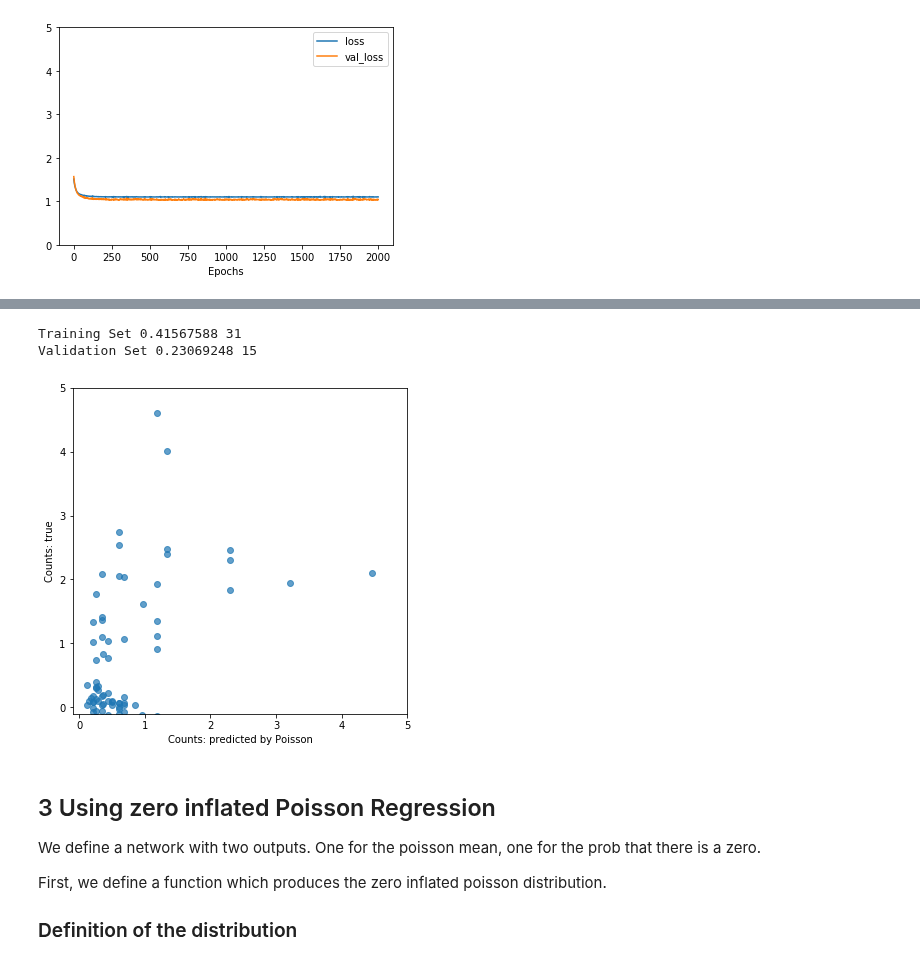
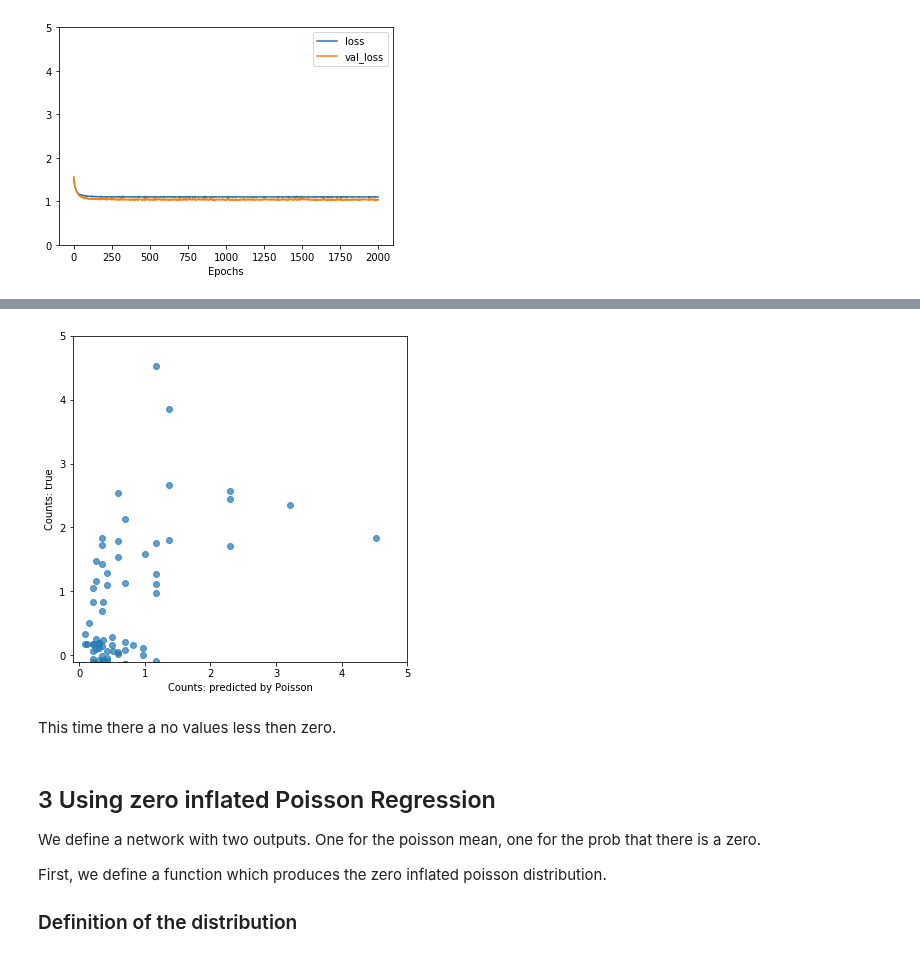
Before and after one commit to tensorchiefs/dl_book, a Jupyter notebook: chapter_05/nb_ch05_creg.ipynb, the cells around one changed output, grey strips where cells are left out. Cells and saved outputs as stored; diff of their text form; code cells hidden in the pictures.

```diff
--- a/chapter_05/nb_ch05_creg.ipynb
+++ b/chapter_05/nb_ch05_creg.ipynb
@@ -316,7 +361,19 @@ plt.ylim(0,5)
 (0, 5)
 [figure]
 # %%
-model_pm = tf.keras.models.Model(inputs=inputs, outputs=p_y.mean())
-y_hat_te = model_pm(X_te)
-np.sqrt(np.mean((y_hat_te - y_te)**2)),np.mean(np.abs(y_hat_te - y_te))
+model = Model(inputs=inputs, outputs=p_y.mean())
+y_hat_te = model.predict(X_te).flatten()
+
+
+mse=np.sqrt(np.mean((y_hat_te - y_te)**2))
+mae=np.mean(np.abs(y_hat_te - y_te))
+
+NLL = model_p.evaluate(X_te, y_te) #returns the NLL
+
+df1 = pd.DataFrame(
+         { 'RMSE' : mse, 'MAE' : mae, 'NLL (mean)' : NLL}, index=['Poisson Regression (TFP)']
+)
+df1
+df = df.append(df1)
+df
 # %% [output]
@@ -324,18 +386,16 @@ np.sqrt(np.mean((y_hat_te - y_te)**2)),np.mean(np.abs(y_hat_te - y_te))
 # %%
 plt.figure(figsize=(6,6))
 plt.xlim(-0.1,5)
 plt.ylim(-0.1,5)
-y_hat_tr = model_pm(X_tr)
+y_hat_tr = model(X_tr)
 plt.scatter(y_hat_te, np.random.normal(loc=y_te,scale=0.2), alpha=0.7)
 plt.xlabel('Counts: predicted by Poisson')
 plt.ylabel('Counts: true')
 plt.savefig('ch05_pois.pdf')
-print('Training Set', np.mean(np.square(y_hat_tr[y_tr == 0])),np.sum(y_hat_tr[y_tr == 0]>0.5))
-print('Validation Set', np.mean(np.square(y_hat_te[y_te == 0])),np.sum(y_hat_te[y_te == 0]>0.5))
 # %% [output]
-Training Set 0.41567588 31
-Validation Set 0.23069248 15
-[figure, old version]
+[figure, new version]
+# %% [markdown]
+This time there a no values less then zero.
 # %% [markdown]
 ## 3 Using zero inflated Poisson Regression
 
```
Also changed, not shown: parts of 64 cells of this notebook.
